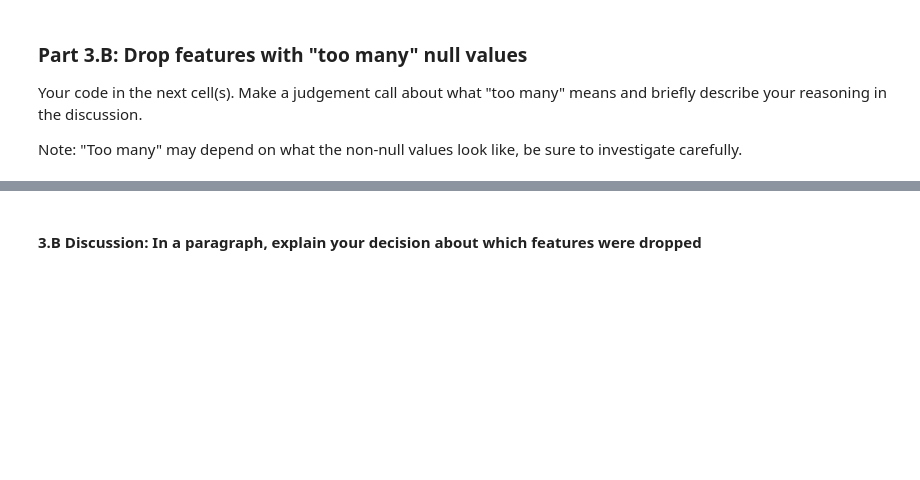
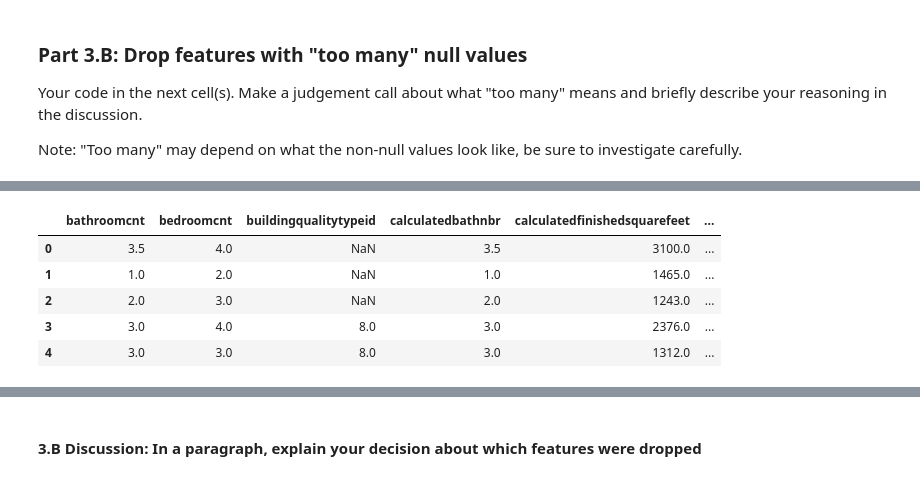
Before and after one commit to shadmanr1/Milestone_1, a Jupyter notebook: Milestone_01.ipynb, the cells around one changed output, grey strips where cells are left out. Cells and saved outputs as stored; diff of their text form; code cells hidden in the pictures; blank space fills up the shorter version.

```diff
--- a/Milestone_01.ipynb
+++ b/Milestone_01.ipynb
@@ -494,0 +533,18 @@ Note: "Too many" may depend on what the non-null values look like, be sure to in
+# %%
+df_clean = df_clean.drop(columns=['buildingclasstypeid', 'finishedsquarefeet13','finishedsquarefeet15',
+                                    'finishedsquarefeet50','basementsqft', 'storytypeid',
+                                  'yardbuildingsqft26','yardbuildingsqft17','pooltypeid10','pooltypeid2',
+                                  'poolsizesum','fireplaceflag', 'architecturalstyletypeid',
+                                  'typeconstructiontypeid','finishedsquarefeet6','decktypeid','hashottuborspa',
+                                  'taxdelinquencyyear', 'taxdelinquencyflag','finishedfloor1squarefeet',
+                                  'fireplacecnt', 'threequarterbathnbr','poolcnt','pooltypeid7','airconditioningtypeid',
+                                  'numberofstories', 'garagecarcnt','garagetotalsqft','regionidneighborhood',
+                                  'propertyzoningdesc'])
+df_clean.head()
+# %% [output]
+|  | bathroomcnt | bedroomcnt | buildingqualitytypeid | calculatedbathnbr | calculatedfinishedsquarefeet | ... |
+| 0 | 3.5 | 4.0 | NaN | 3.5 | 3100.0 | ... |
+| 1 | 1.0 | 2.0 | NaN | 1.0 | 1465.0 | ... |
+| 2 | 2.0 | 3.0 | NaN | 2.0 | 1243.0 | ... |
+| 3 | 3.0 | 4.0 | 8.0 | 3.0 | 2376.0 | ... |
+| 4 | 3.0 | 3.0 | 8.0 | 3.0 | 1312.0 | ... |
```
Also changed, not shown: parts of 14 cells of this notebook, 1 other file.
